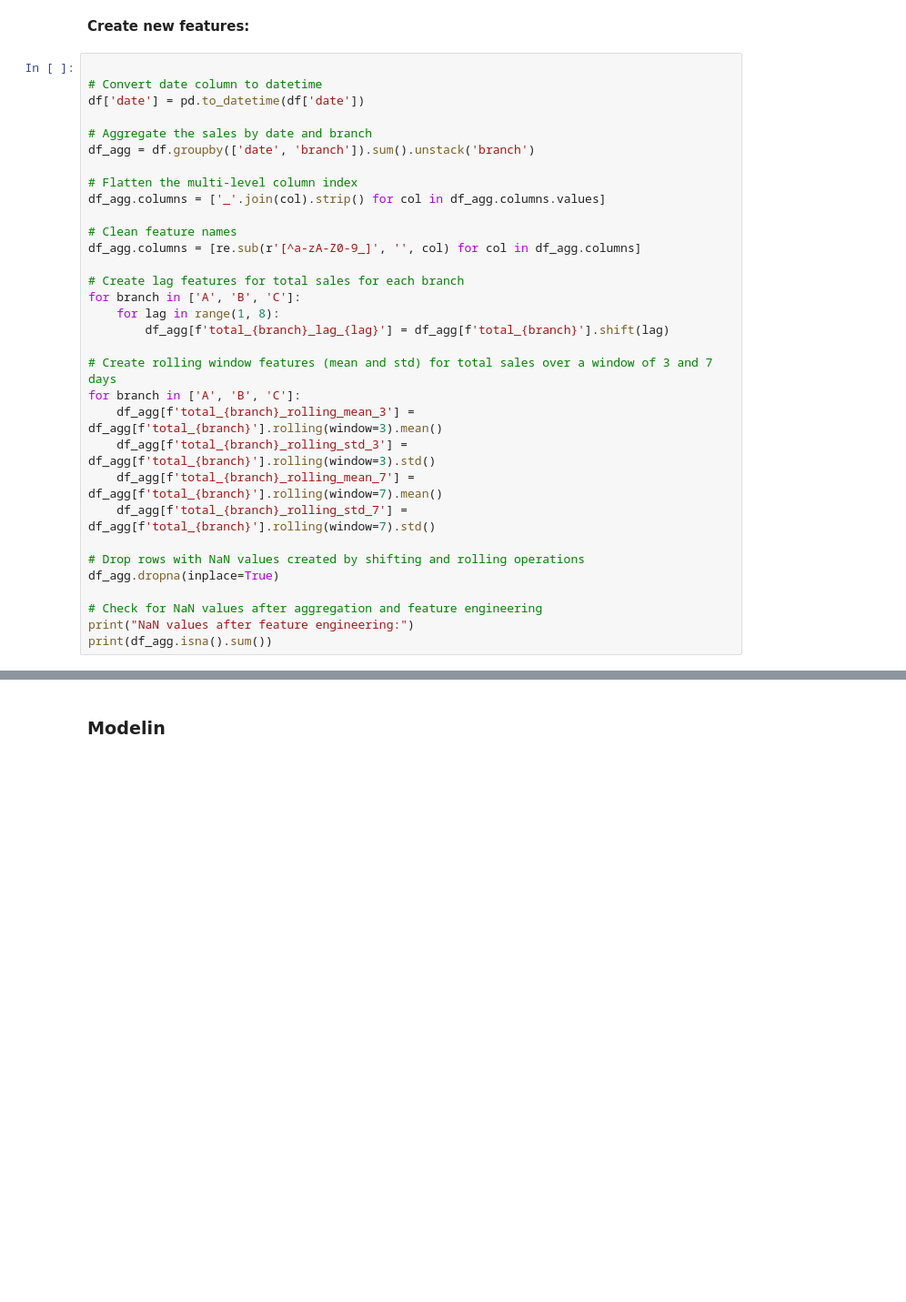
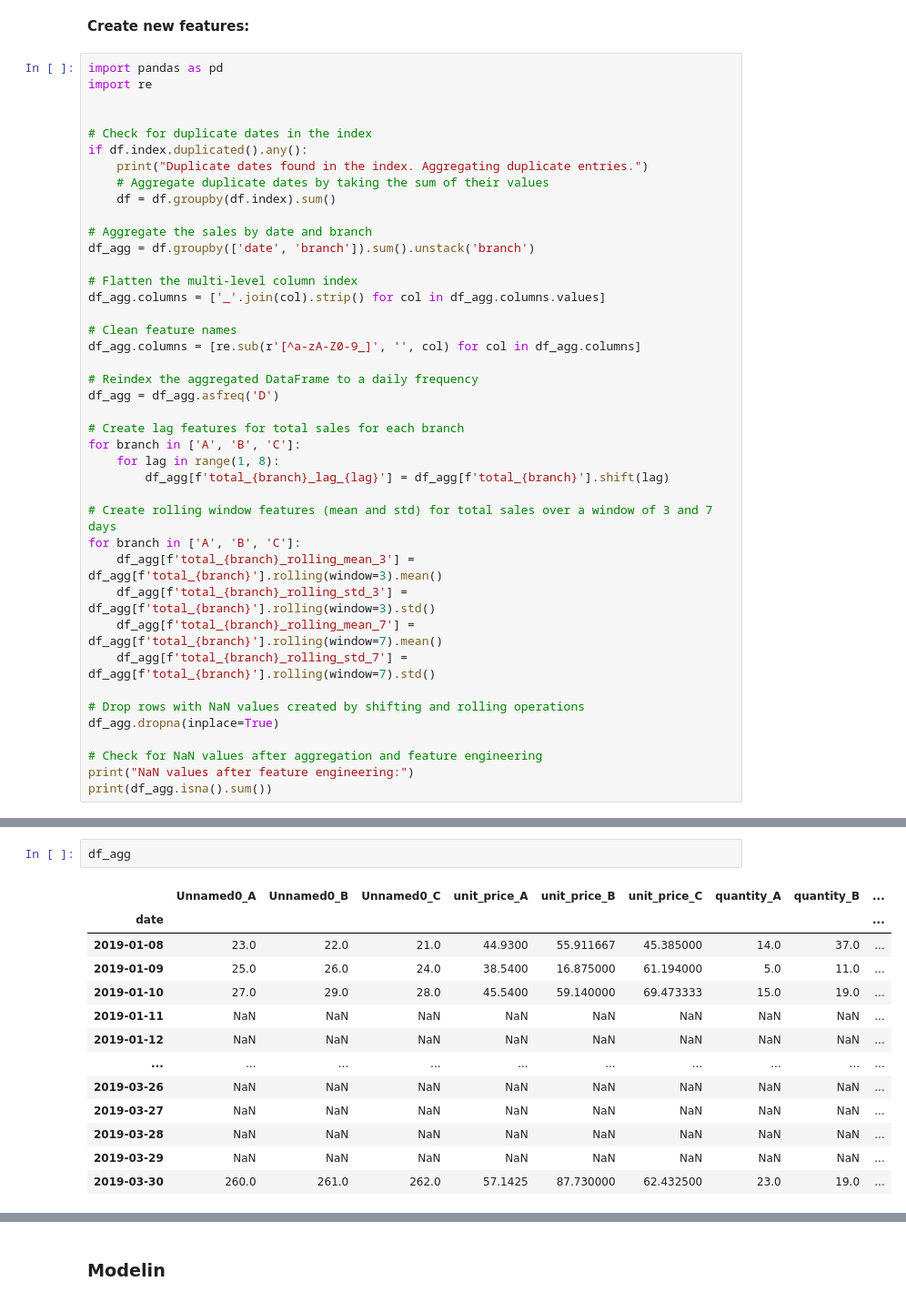
Before and after one commit to MustafaAldabbas/Machine_learning_superMarket, a Jupyter notebook: Notebook/Mustafa Notbooks/Mustafa_5.ipynb, the cells around one changed output, grey strips where cells are left out. Shown at 91% size. Drawn from its saved outputs; the diff is of its cells as text; blank space fills up the shorter version.

```diff
--- a/Notebook/Mustafa Notbooks/Mustafa_5.ipynb
+++ b/Notebook/Mustafa Notbooks/Mustafa_5.ipynb
@@ -171,9 +171,15 @@ plt.show()
 # %% [markdown]
 **Create new features:**
 # %%
+import pandas as pd
+import re
 
-# Convert date column to datetime
-df['date'] = pd.to_datetime(df['date'])
+
+# Check for duplicate dates in the index
+if df.index.duplicated().any():
+    print("Duplicate dates found in the index. Aggregating duplicate entries.")
+    # Aggregate duplicate dates by taking the sum of their values
+    df = df.groupby(df.index).sum()
 
 # Aggregate the sales by date and branch
 df_agg = df.groupby(['date', 'branch']).sum().unstack('branch')
@@ -183,6 +189,9 @@ df_agg.columns = ['_'.join(col).strip() for col in df_agg.columns.values]
 
 # Clean feature names
 df_agg.columns = [re.sub(r'[^a-zA-Z0-9_]', '', col) for col in df_agg.columns]
+
+# Reindex the aggregated DataFrame to a daily frequency
+df_agg = df_agg.asfreq('D')
 
 # Create lag features for total sales for each branch
 for branch in ['A', 'B', 'C']:
@@ -222,0 +216,16 @@ dtype: int64
+# %%
+df_agg
+# %% [output]
+|  | Unnamed0_A | Unnamed0_B | Unnamed0_C | unit_price_A | unit_price_B | unit_price_C | quantity_A | quantity_B | ... |
+| date |  |  |  |  |  |  |  |  | ... |
+| 2019-01-08 | 23.0 | 22.0 | 21.0 | 44.9300 | 55.911667 | 45.385000 | 14.0 | 37.0 | ... |
+| 2019-01-09 | 25.0 | 26.0 | 24.0 | 38.5400 | 16.875000 | 61.194000 | 5.0 | 11.0 | ... |
+| 2019-01-10 | 27.0 | 29.0 | 28.0 | 45.5400 | 59.140000 | 69.473333 | 15.0 | 19.0 | ... |
+| 2019-01-11 | NaN | NaN | NaN | NaN | NaN | NaN | NaN | NaN | ... |
+| 2019-01-12 | NaN | NaN | NaN | NaN | NaN | NaN | NaN | NaN | ... |
+| ... | ... | ... | ... | ... | ... | ... | ... | ... | ... |
+| 2019-03-26 | NaN | NaN | NaN | NaN | NaN | NaN | NaN | NaN | ... |
+| 2019-03-27 | NaN | NaN | NaN | NaN | NaN | NaN | NaN | NaN | ... |
+| 2019-03-28 | NaN | NaN | NaN | NaN | NaN | NaN | NaN | NaN | ... |
+| 2019-03-29 | NaN | NaN | NaN | NaN | NaN | NaN | NaN | NaN | ... |
+| 2019-03-30 | 260.0 | 261.0 | 262.0 | 57.1425 | 87.730000 | 62.432500 | 23.0 | 19.0 | ... |
```
Also changed, not shown: parts of 2 cells of this notebook, 7 other files.
